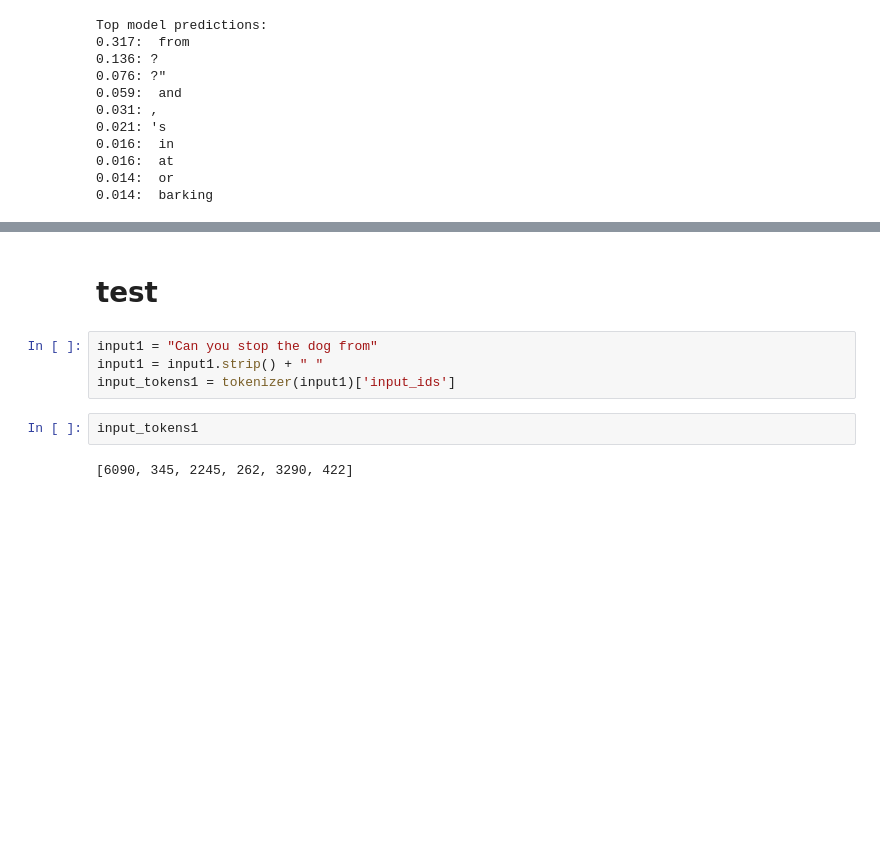
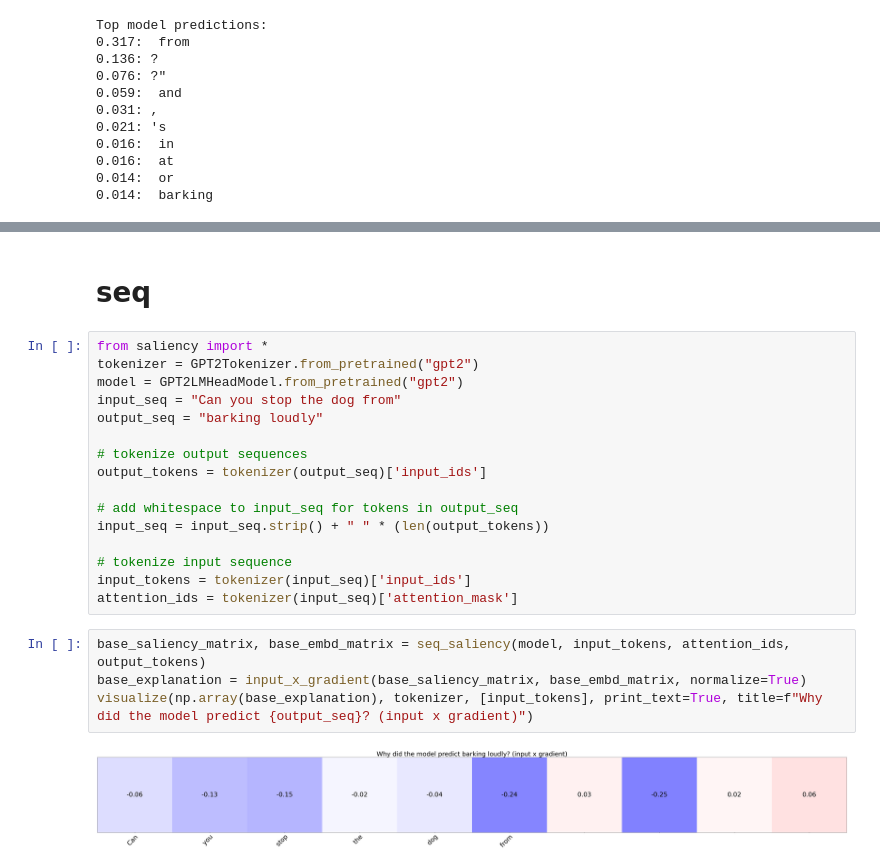
Before and after one commit to guojun-wu/Scan, a Jupyter notebook: interpret.ipynb, the cells around one changed output, grey strips where cells are left out. Saved outputs shown, nothing was run; the diff lists cells and outputs as text; blank space fills up the shorter version.

```diff
--- a/Interpreting_LM_with_Contrastive_Explanations.ipynb
+++ b/interpret.ipynb
@@ -113,12 +103,26 @@ visualize(np.array(contra_explanation), tokenizer, [input_tokens], print_text=Tr
 [figure]
 [figure]
 # %% [markdown]
-# test
+# seq
-# %%
-input1 = "Can you stop the dog from"
-input1 = input1.strip() + " "
-input_tokens1 = tokenizer(input1)['input_ids']
-# %%
-input_tokens1
-# %% [output]
-[6090, 345, 2245, 262, 3290, 422]
+# %%
+from saliency import *
+tokenizer = GPT2Tokenizer.from_pretrained("gpt2")
+model = GPT2LMHeadModel.from_pretrained("gpt2")
+input_seq = "Can you stop the dog from"
+output_seq = "barking loudly"
+
+# tokenize output sequences
+output_tokens = tokenizer(output_seq)['input_ids']
+
+# add whitespace to input_seq for tokens in output_seq
+input_seq = input_seq.strip() + " " * (len(output_tokens))
+
+# tokenize input sequence
+input_tokens = tokenizer(input_seq)['input_ids']
+attention_ids = tokenizer(input_seq)['attention_mask']
+# %%
+base_saliency_matrix, base_embd_matrix = seq_saliency(model, input_tokens, attention_ids, output_tokens)
+base_explanation = input_x_gradient(base_saliency_matrix, base_embd_matrix, normalize=True)
+visualize(np.array(base_explanation), tokenizer, [input_tokens], print_text=True, title=f"Why did the model predict {output_seq}? (input x gradient)")
+# %% [output]
+[figure, added]
```
Also changed, not shown: parts of 5 cells of this notebook, 4 other files.
